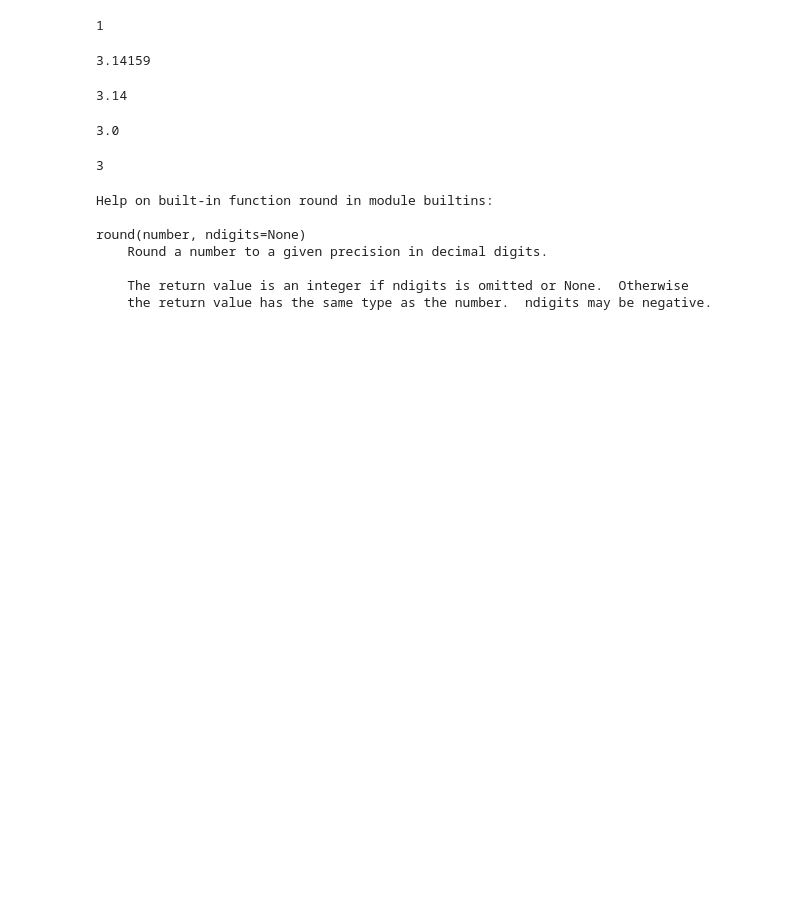
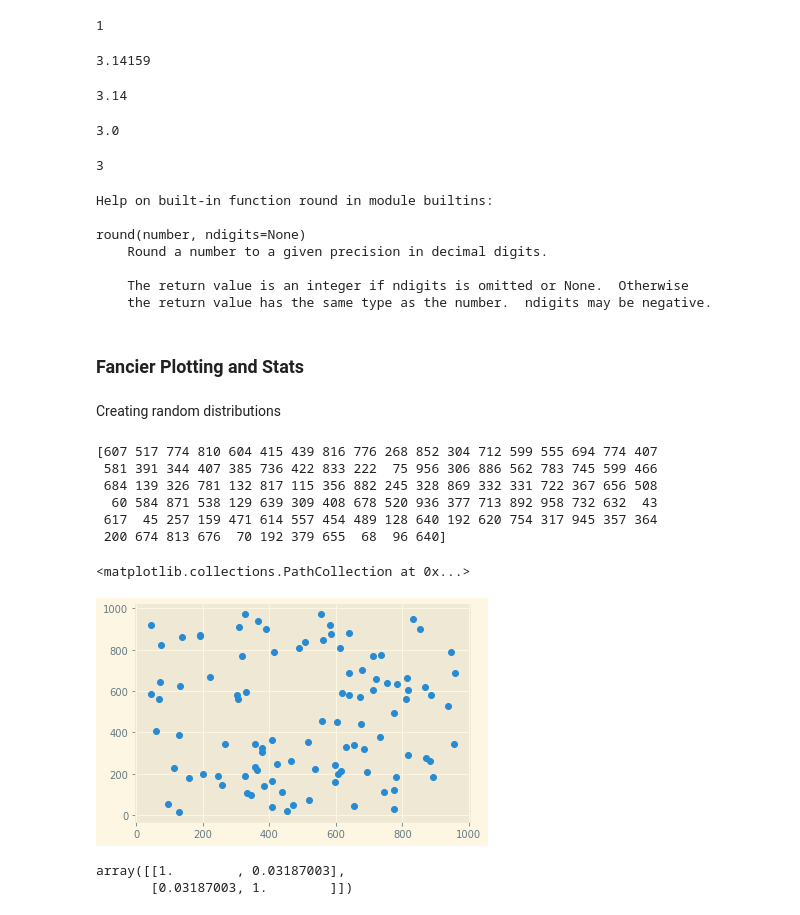
Before and after one commit to Pitcatt/pratcomp_2022, a Jupyter notebook: PracComp2022.ipynb, the cells around one changed output. Drawn from its saved outputs; the diff is of its cells as text; code cells hidden in the pictures; blank space fills up the shorter version.

Commit message:
added fancy plots and stats

```diff
--- a/PracComp2022.ipynb
+++ b/PracComp2022.ipynb
@@ -195,3 +195,34 @@ round(number, ndigits=None)
 
     The return value is an integer if ndigits is omitted or None.  Otherwise
     the return value has the same type as the number.  ndigits may be negative.
+# %% [markdown]
+### Fancier Plotting and Stats
+# %% [markdown]
+Creating random distributions
+# %%
+%matplotlib inline
+import matplotlib.pyplot as plt
+
+import numpy as np
+randx = np.random.randint(0,1000, size=101)
+print(randx)
+# %% [output]
+[607 517 774 810 604 415 439 816 776 268 852 304 712 599 555 694 774 407
+ 581 391 344 407 385 736 422 833 222  75 956 306 886 562 783 745 599 466
+ 684 139 326 781 132 817 115 356 882 245 328 869 332 331 722 367 656 508
+  60 584 871 538 129 639 309 408 678 520 936 377 713 892 958 732 632  43
+ 617  45 257 159 471 614 557 454 489 128 640 192 620 754 317 945 357 364
+ 200 674 813 676  70 192 379 655  68  96 640]
+# %%
+randy = np.random.randint(0,1000, size=101)
+# %%
+plt.style.use("Solarize_Light2")
+plt.scatter(randx,randy)
+# %% [output]
+<matplotlib.collections.PathCollection at 0x...>
+[figure, added]
+# %%
+np.corrcoef(randx,randy)
+# %% [output]
+array([[1.        , 0.03187003],
+       [0.03187003, 1.        ]])
```
Also changed, not shown: parts of 12 cells of this notebook.
